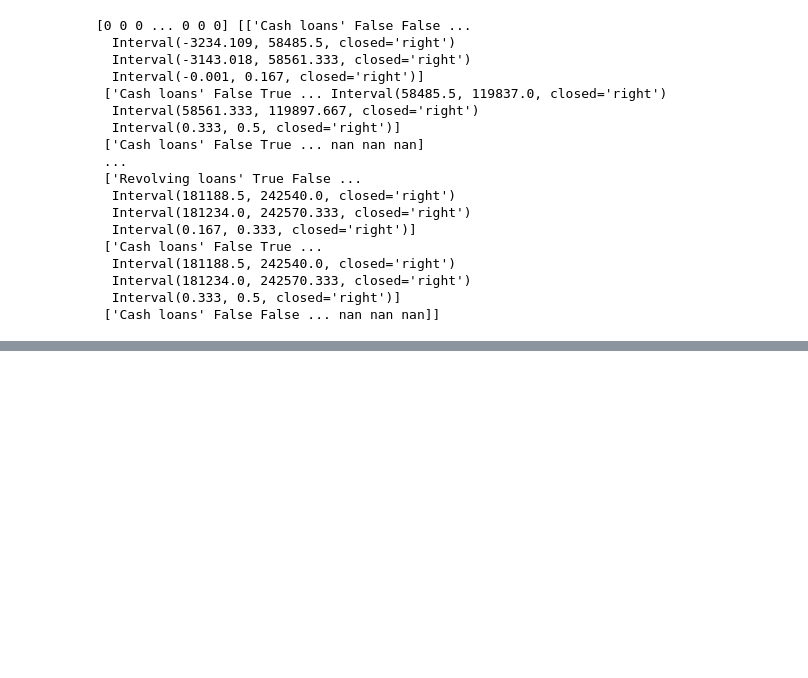
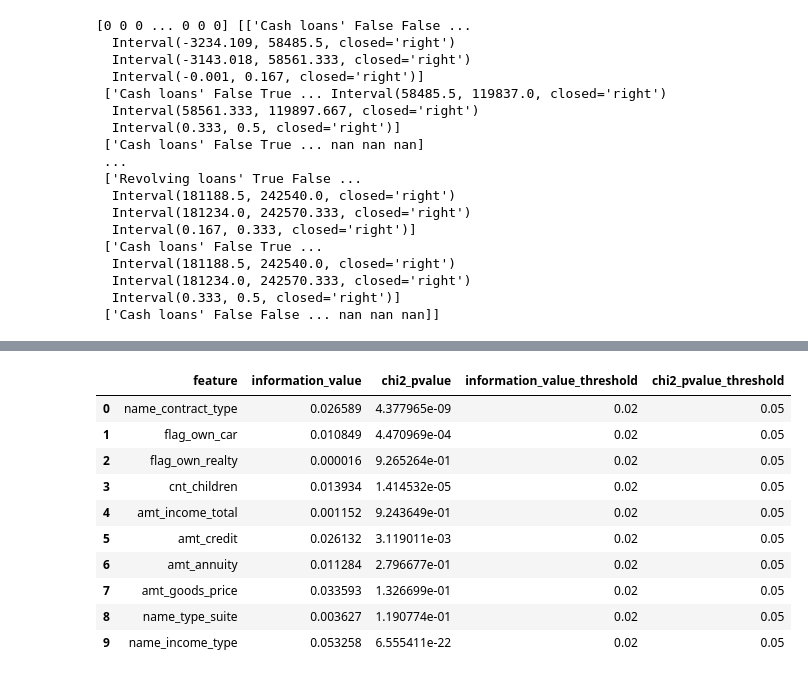
Before and after one commit to datawithalvin/credit-scoring-advance, a Jupyter notebook: notebooks/01-feature-filtering.ipynb, the cells around one changed output, grey strips where cells are left out. Drawn from its saved outputs; the diff is of its cells as text; code cells hidden in the pictures; blank space fills up the shorter version.

```diff
--- a/notebooks/01-feature-filtering.ipynb
+++ b/notebooks/01-feature-filtering.ipynb
@@ -57,12 +125,18 @@ print(Y, X)
 # %%
-scores = pd.DataFrame()
+# init empty list
+score_list = []
 oe = OrdinalEncoder()
 
+# loop over features
 for i, feature in enumerate(features):
-    X_feature = X[:, i].astype(str).reshape(-1, 1)
-    oe.fit(X_feature)
-    X_enc = oe.transform(X_feature)
-    iv = information_value(X=X_enc, Y=Y)
-    chi = chi2(X=X_enc, y=Y)
-    scores = scores.append(pd.DataFrame({'feature': [feature], 'information_value': [iv],
-                                         'chi2_pvalue': [chi[1][0]]}))
+    X_feature = X[:, i].astype(str).reshape(-1, 1) # transformed into a string and reshape to fit
+    oe.fit(X_feature) # fitted to the reshaped feature
+    X_enc = oe.transform(X_feature) # transform feature and apply the mapping to produce the encoded feature
+    iv = information_value(X=X_enc, Y=Y) # calculate information value, assess predictive power of the feature regarding the target
+    chi = chi2(X=X_enc, y=Y) # perform chi-squared test on encoded features against the target variable
+    score_list.append({"feature": feature, "information_value": iv, "chi2_pvalue": chi[1][0]}) # append result to list
+
+scores = pd.DataFrame(score_list) # build the dataframe
+
+# display result
+display(scores.shape, scores)
@@ -68,0 +158,19 @@ for i, feature in enumerate(features):
+# %%
+# create new columns with threshold values
+scores['information_value_threshold'] = 0.02 # lower limit for a feature to have any predictive value
+scores['chi2_pvalue_threshold'] = 0.05 # common p-value threshold in statistical hypothesis testing. features with a p-value higher than this fail to reject the null hypothesis of independence from the target variable.
+
+# check the results
+scores.head(10)
+# %% [output]
+|  | feature | information_value | chi2_pvalue | information_value_threshold | chi2_pvalue_threshold |
+| 0 | name_contract_type | 0.026589 | 4.377965e-09 | 0.02 | 0.05 |
+| 1 | flag_own_car | 0.010849 | 4.470969e-04 | 0.02 | 0.05 |
+| 2 | flag_own_realty | 0.000016 | 9.265264e-01 | 0.02 | 0.05 |
+| 3 | cnt_children | 0.013934 | 1.414532e-05 | 0.02 | 0.05 |
+| 4 | amt_income_total | 0.001152 | 9.243649e-01 | 0.02 | 0.05 |
+| 5 | amt_credit | 0.026132 | 3.119011e-03 | 0.02 | 0.05 |
+| 6 | amt_annuity | 0.011284 | 2.796677e-01 | 0.02 | 0.05 |
+| 7 | amt_goods_price | 0.033593 | 1.326699e-01 | 0.02 | 0.05 |
+| 8 | name_type_suite | 0.003627 | 1.190774e-01 | 0.02 | 0.05 |
+| 9 | name_income_type | 0.053258 | 6.555411e-22 | 0.02 | 0.05 |
```
Also changed, not shown: parts of 20 cells of this notebook, 2 other files.
